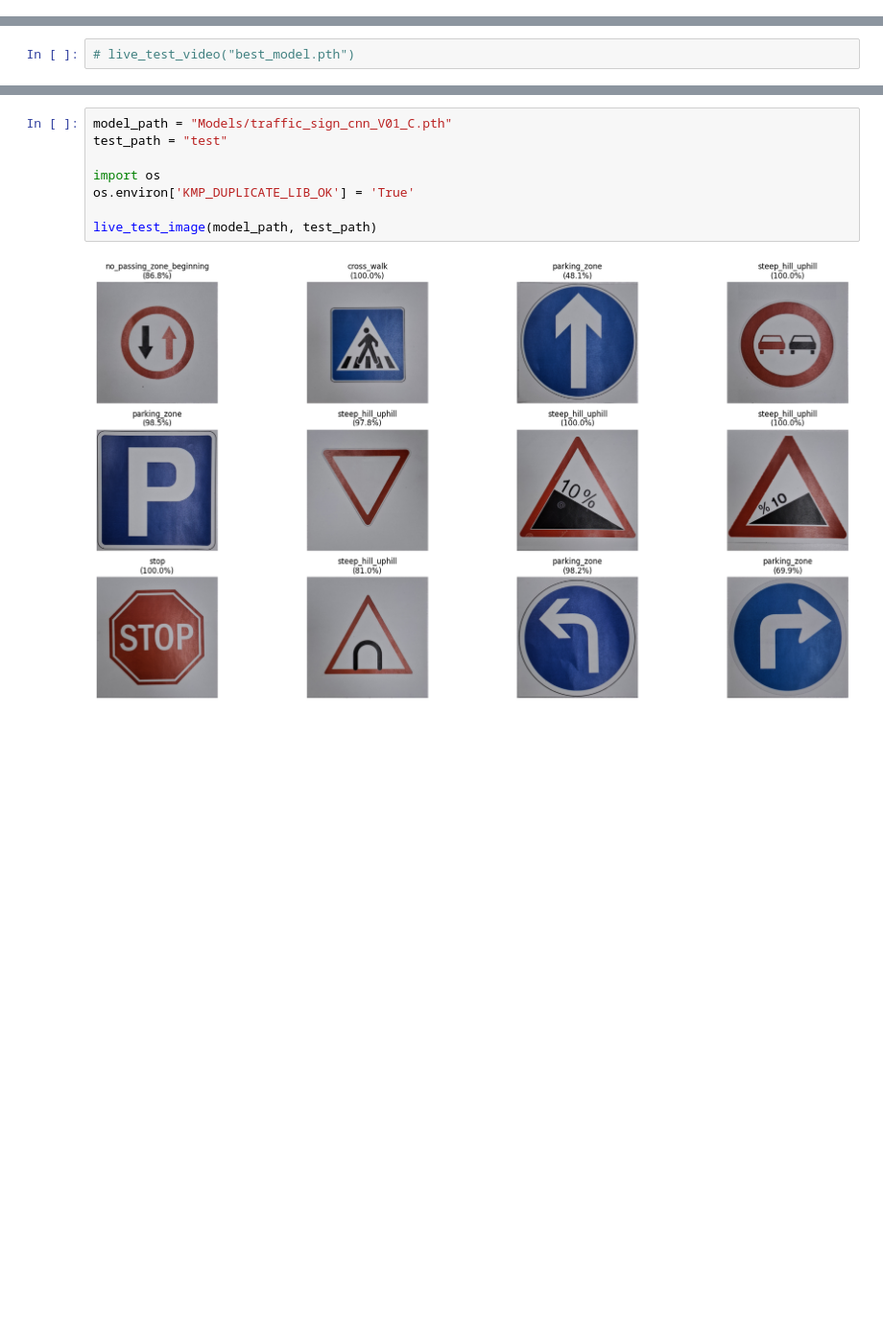
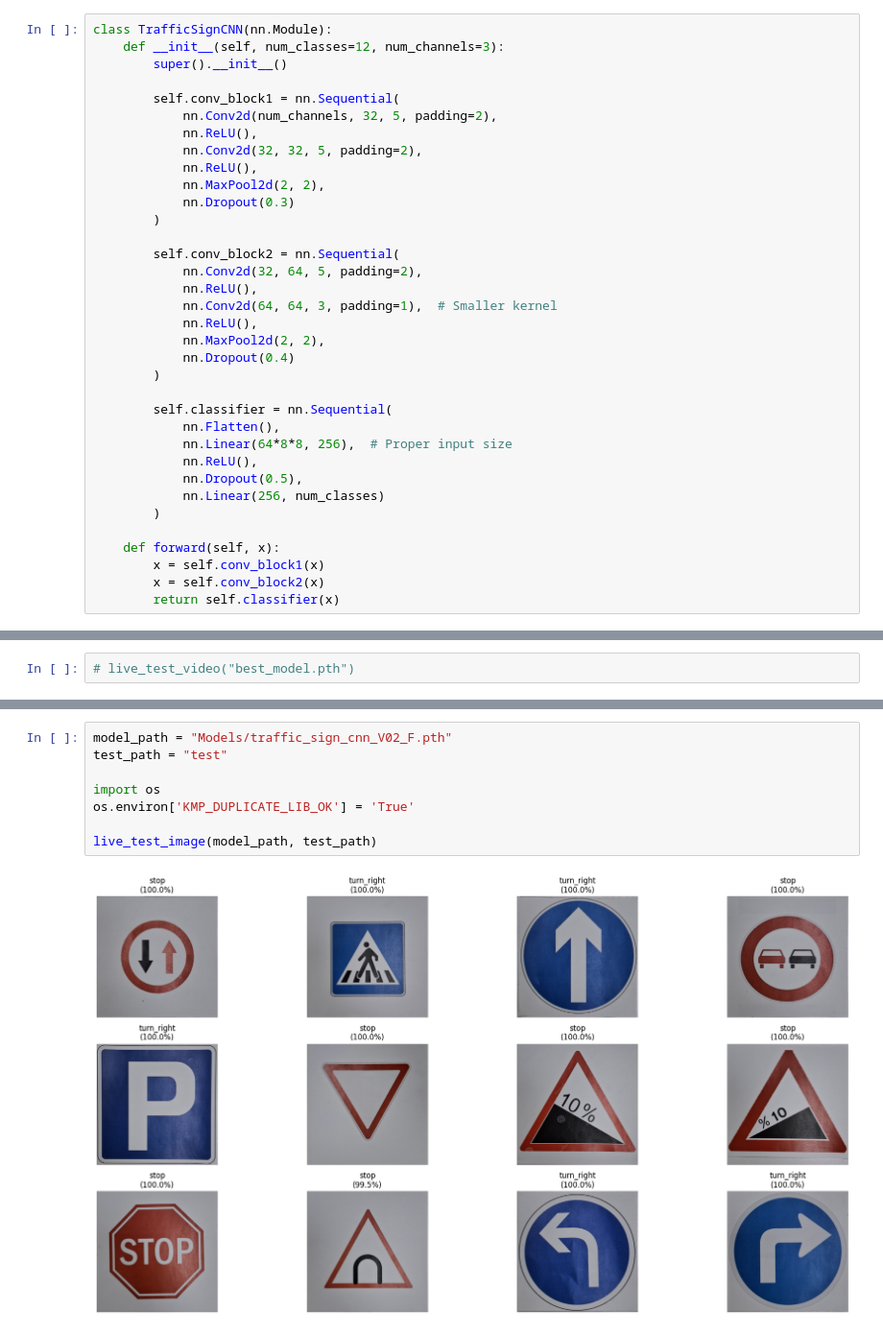
Before and after one commit to TahaAmz/IKIUSelfDrivingCar, a Jupyter notebook: TrafficSignTest.ipynb, the cells around one changed output, grey strips where cells are left out. Shown at 96% size. Cells and saved outputs as stored; diff of their text form; blank space fills up the shorter version.

```diff
--- a/TrafficSignTest.ipynb
+++ b/TrafficSignTest.ipynb
@@ -82,3 +15,38 @@ class TrafficSignCNN(nn.Module):
+# %%
+class TrafficSignCNN(nn.Module):
+    def __init__(self, num_classes=12, num_channels=3):
+        super().__init__()
+
+        self.conv_block1 = nn.Sequential(
+            nn.Conv2d(num_channels, 32, 5, padding=2),
+            nn.ReLU(),
+            nn.Conv2d(32, 32, 5, padding=2),
+            nn.ReLU(),
+            nn.MaxPool2d(2, 2),
+            nn.Dropout(0.3)
+        )
+
+        self.conv_block2 = nn.Sequential(
+            nn.Conv2d(32, 64, 5, padding=2),
+            nn.ReLU(),
+            nn.Conv2d(64, 64, 3, padding=1),  # Smaller kernel
+            nn.ReLU(),
+            nn.MaxPool2d(2, 2),
+            nn.Dropout(0.4)
+        )
+
+        self.classifier = nn.Sequential(
+            nn.Flatten(),
+            nn.Linear(64*8*8, 256),  # Proper input size
+            nn.ReLU(),
+            nn.Dropout(0.5),
+            nn.Linear(256, num_classes)
+        )
+
+    def forward(self, x):
+        x = self.conv_block1(x)
+        x = self.conv_block2(x)
+        return self.classifier(x)
 # %%
 # def live_test_video(model_path):
 #     # Load model
@@ -235,12 +200,12 @@ def plot_predictions(predictions, class_names, cols=4):
     plt.tight_layout()
     plt.show()
 # %%
-model_path = "Models/traffic_sign_cnn_V01_C.pth"
+model_path = "Models/traffic_sign_cnn_V02_F.pth"
 test_path = "test"
 
 import os
 os.environ['KMP_DUPLICATE_LIB_OK'] = 'True'
 
 live_test_image(model_path, test_path)
 # %% [output]
-[figure, old version]
+[figure, new version]
```
Also changed, not shown: parts of 2 cells of this notebook, 24 other files.
